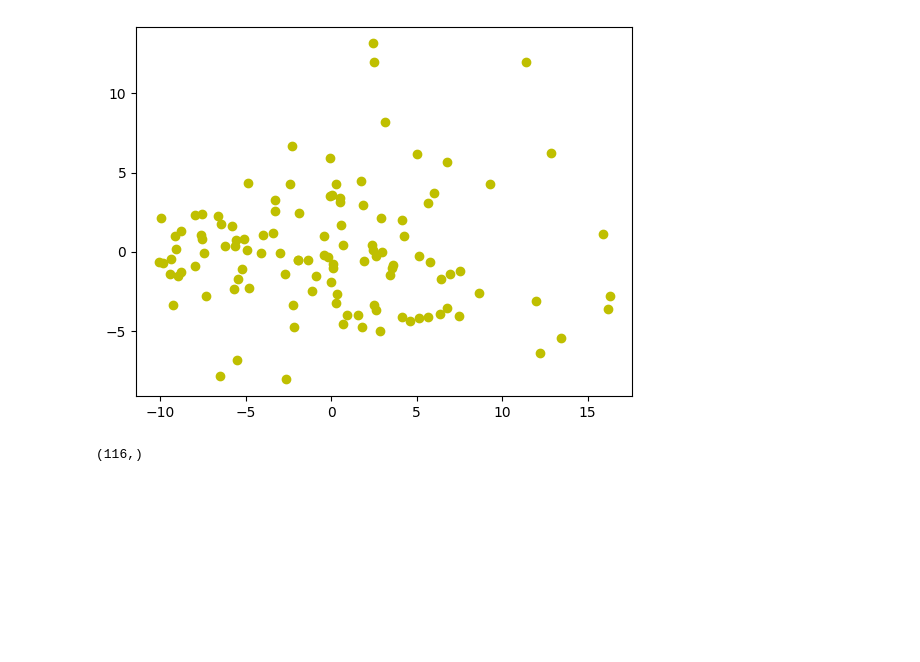
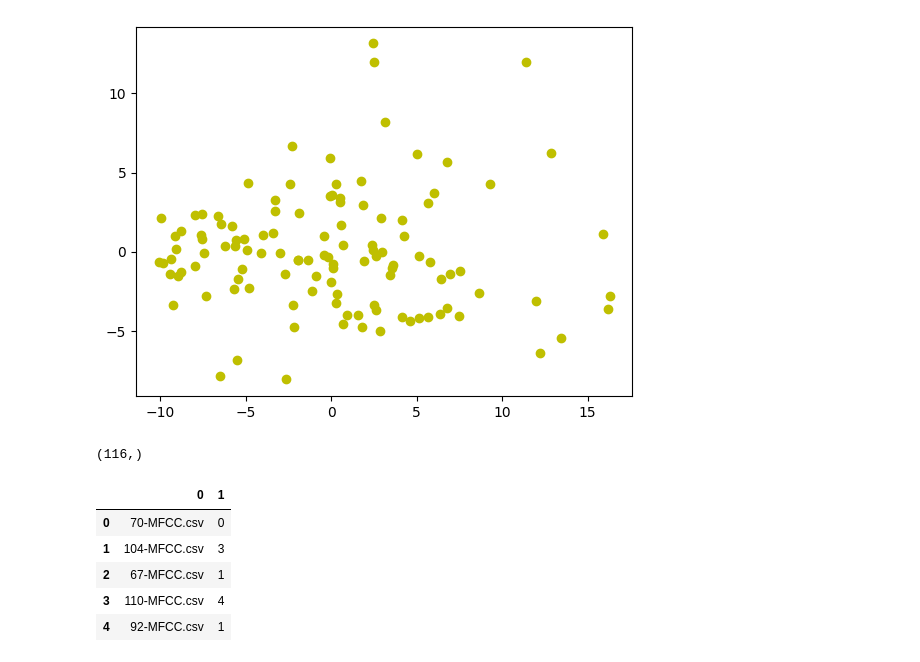
Before and after one commit to Byte-Crfat-AI/DS203_final_project, a Jupyter notebook: Feature_engineered.ipynb, the cells around one changed output. Drawn from its saved outputs; the diff is of its cells as text; code cells hidden in the pictures; blank space fills up the shorter version.

```diff
--- a/Feature_engineered.ipynb
+++ b/Feature_engineered.ipynb
@@ -71,5 +71,15 @@ labels = np.array()
 # %%
 cluster = np.array([meta_data,labels])
 clustered_df = pd.DataFrame(cluster)
+clustered_df = clustered_df.T
+# %%
+clustered_df.head()
+# %% [output]
+|  | 0 | 1 |
+| 0 | 70-MFCC.csv | 0 |
+| 1 | 104-MFCC.csv | 3 |
+| 2 | 67-MFCC.csv | 1 |
+| 3 | 110-MFCC.csv | 4 |
+| 4 | 92-MFCC.csv | 1 |
 # %%
 clustered_df.to_csv('clustered_files.csv')
```
